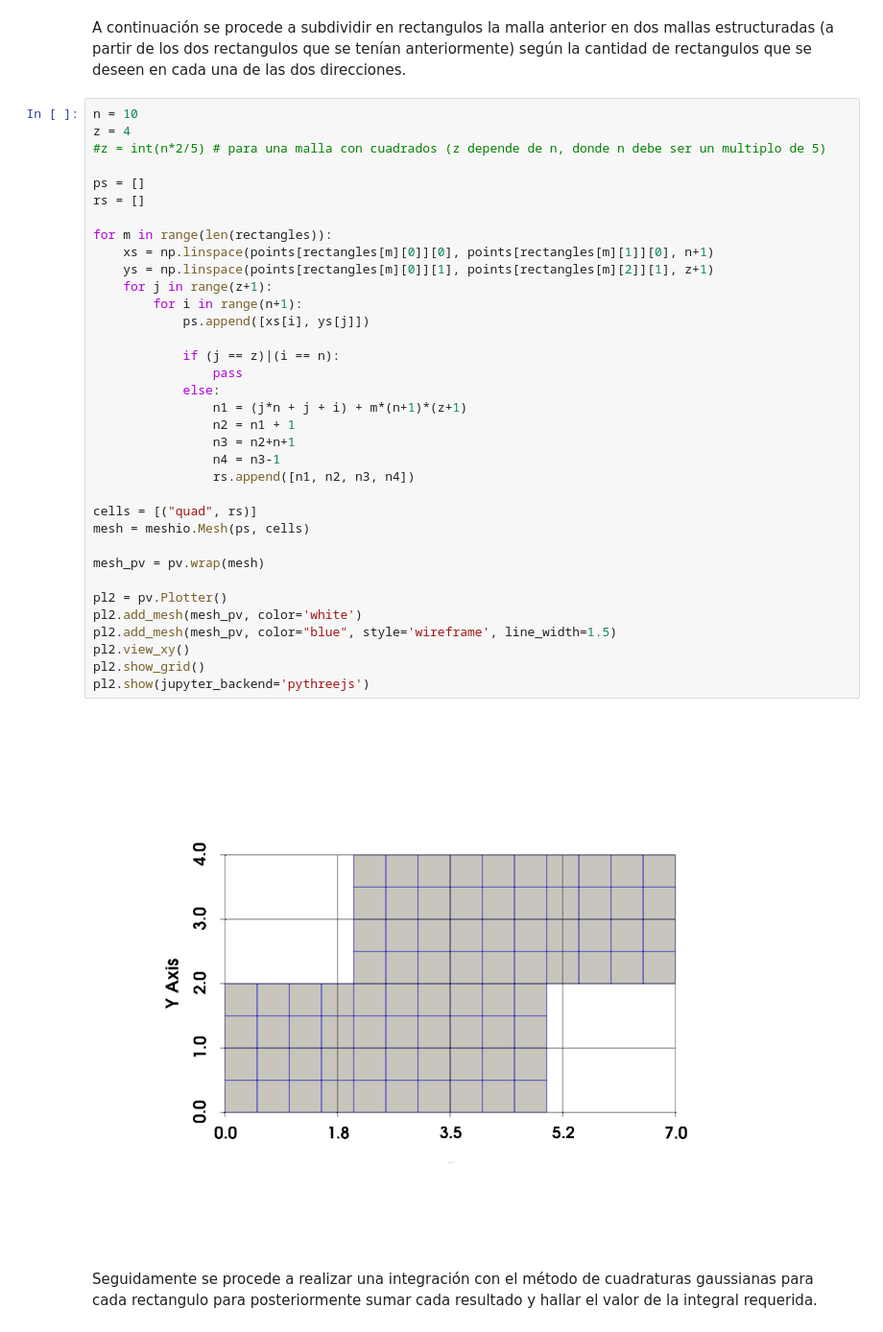
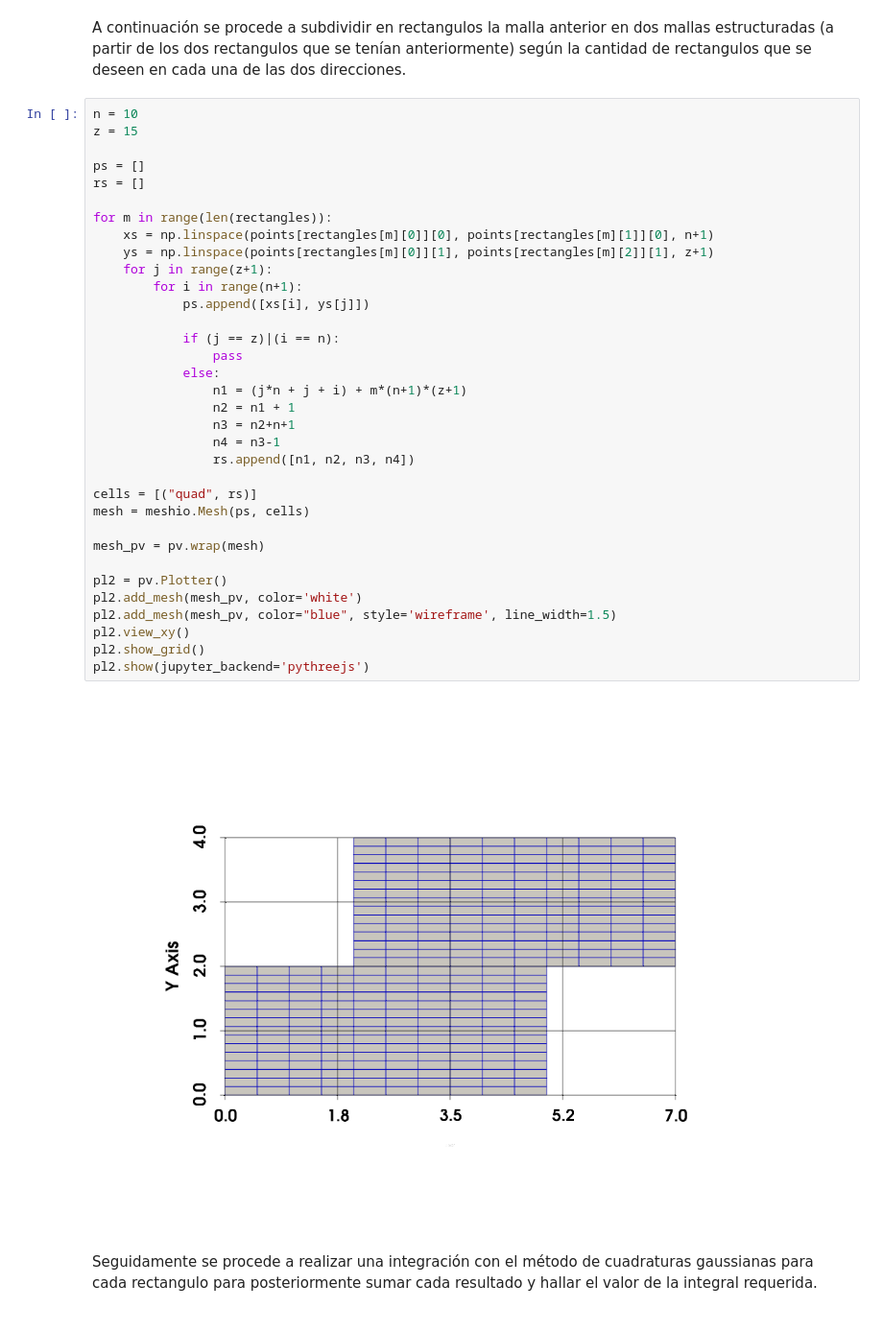
Before and after one commit to JulianSoZa/MiniProjects_NumericMethods, a Jupyter notebook: MiniProject1_GP1/main.ipynb, the cells around one changed output. Shown at 96% size. Drawn from its saved outputs; the diff is of its cells as text.

```diff
--- a/MiniProject1_GP1/main.ipynb
+++ b/MiniProject1_GP1/main.ipynb
@@ -453,41 +455,40 @@ pl.show(jupyter_backend='pythreejs')
 A continuación se procede a subdividir en rectangulos la malla anterior en dos mallas estructuradas (a partir de los dos rectangulos que se tenían anteriormente) según la cantidad de rectangulos que se deseen en cada una de las dos direcciones.
 # %%
 n = 10
-z = 4
-#z = int(n*2/5) # para una malla con cuadrados (z depende de n, donde n debe ser un multiplo de 5)
+z = 15
 
 ps = []
 rs = []
 
 for m in range(len(rectangles)):
     xs = np.linspace(points[rectangles[m][0]][0], points[rectangles[m][1]][0], n+1)
     ys = np.linspace(points[rectangles[m][0]][1], points[rectangles[m][2]][1], z+1)
     for j in range(z+1):
         for i in range(n+1):
             ps.append([xs[i], ys[j]])
 
             if (j == z)|(i == n):
                 pass
             else:
                 n1 = (j*n + j + i) + m*(n+1)*(z+1)
                 n2 = n1 + 1
                 n3 = n2+n+1
                 n4 = n3-1
                 rs.append([n1, n2, n3, n4])
 
 cells = [("quad", rs)]
 mesh = meshio.Mesh(ps, cells)
 
 mesh_pv = pv.wrap(mesh)
 
 pl2 = pv.Plotter()
 pl2.add_mesh(mesh_pv, color='white')
 pl2.add_mesh(mesh_pv, color="blue", style='wireframe', line_width=1.5)
 pl2.view_xy()
 pl2.show_grid()
 pl2.show(jupyter_backend='pythreejs')
 # %% [output]
-[figure, old version]
+[figure, new version]
 # %% [markdown]
 Seguidamente se procede a realizar una integración con el método de cuadraturas gaussianas para cada rectangulo para posteriormente sumar cada resultado y hallar el valor de la integral requerida.
 # %%
```
Also changed, not shown: parts of 7 cells of this notebook.
